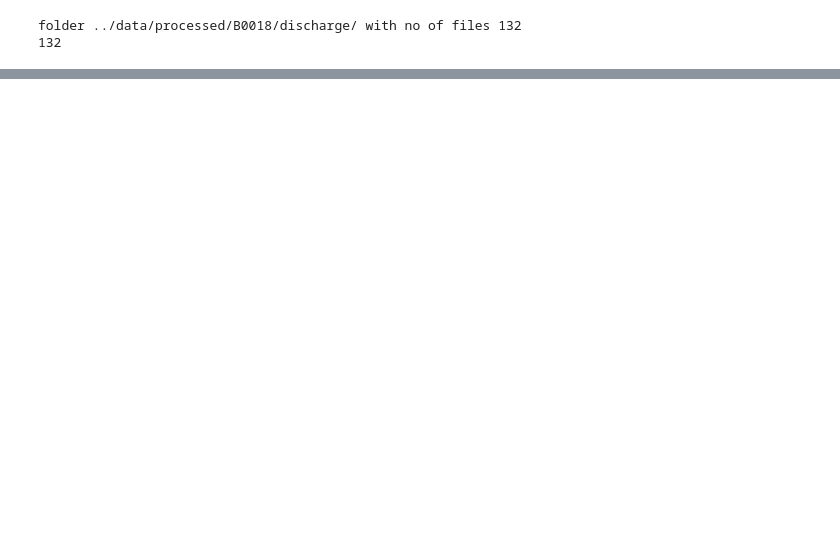
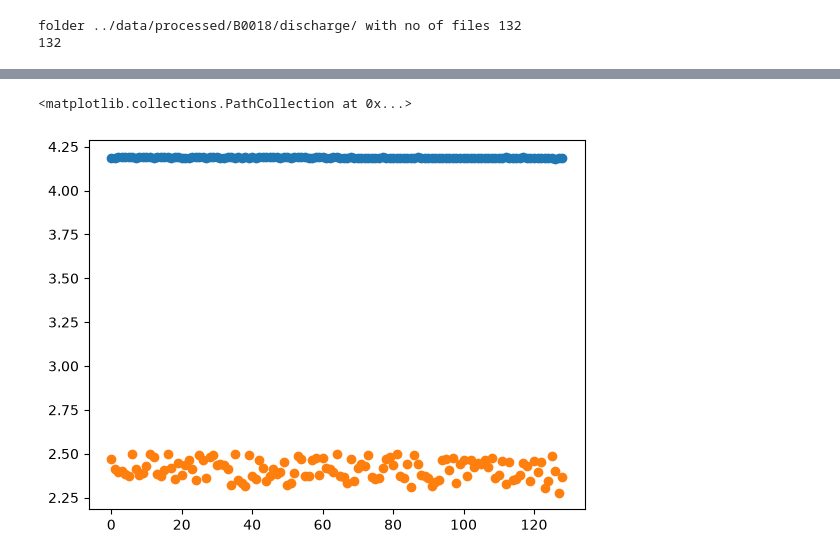
Before and after one commit to NikunjNPatel/ML-Assignment-2, a Jupyter notebook: notebooks/feature_engineering.ipynb, the cells around one changed output, grey strips where cells are left out. Cells and saved outputs as stored; diff of their text form; code cells hidden in the pictures; blank space fills up the shorter version.

```diff
--- a/notebooks/feature_engineering.ipynb
+++ b/notebooks/feature_engineering.ipynb
@@ -166,13 +206,14 @@ time_to_10soc = []
 time_to_25soc = []
 time_to_40soc = []
 time_to_50soc = []
-capacity = []
+degradation = []
 # %%
 file_count = 0
 for fldr in os.listdir(processed_fldr):
     if fldr in testing_cells:
         dchg_fldr = processed_fldr + fldr + "/discharge/"
         no_of_files = len(os.listdir(dchg_fldr))
+        initial_capacity = 0
         print(f"folder {dchg_fldr} with no of files {no_of_files}")
         for i in range(0,no_of_files):
             file_count += 1
@@ -185,7 +226,13 @@ for fldr in os.listdir(processed_fldr):
             current = df["current"].values
             temperature = df["temperature"].values
             soc = df["soc"].values
-            cap = df["capacity"].values
+            cap = df["capacity"].values[0]
+
+            if i == 0:
+                initial_capacity = cap
+                soh = (cap/initial_capacity)*100
+            else:
+                soh = (cap/initial_capacity)*100
 
             volt_start.append(voltage[0])
             volt_end.append(voltage[-1])
@@ -198,7 +245,7 @@ for fldr in os.listdir(processed_fldr):
             curr_min.append(np.max(current))    # discharge current is negative
             curr_avg.append(np.average(current))
             curr_std.append(np.std(current))
-            capacity.append(cap[0])
+            degradation.append(degradation_class(soh))
 
             soc_time_fnc = interp1d(soc, time)
 
@@ -226,7 +273,7 @@ diag_test_df = pd.DataFrame({
     "time_to_25soc": np.array(time_to_25soc).astype(np.float64),
     "time_to_40soc": np.array(time_to_40soc).astype(np.float64),
     "time_to_50soc": np.array(time_to_50soc).astype(np.float64),
-    "capacity": capacity})
+    "degradation_class": degradation})
 
 diag_test_df.to_csv(testing_fldr + testing_filename + ".csv", index=False)
 
@@ -236,0 +302,19 @@ folder ../data/processed/B0018/discharge/ with no of files 132
+# %%
+# Removing outlier based on volt_end
+
+Q1 = diag_test_df['volt_end'].quantile(0.25)
+Q3 = diag_test_df["volt_end"].quantile(0.75)
+IQR = Q3 - Q1
+
+lower_limit = Q1 - 1.5*IQR
+upper_limit = Q3 + 1.5*IQR
+
+diag_test_df = diag_test_df[(diag_test_df['volt_end'] >= lower_limit) & (diag_test_df["volt_end"] <= upper_limit)]
+
+diag_test_df.to_csv(testing_fldr + testing_filename + ".csv", index=False)
+
+plt.scatter(range(len(diag_test_df['volt_start'])),diag_test_df['volt_start'])
+plt.scatter(range(len(diag_test_df['volt_end'])),diag_test_df['volt_end'])
+# %% [output]
+<matplotlib.collections.PathCollection at 0x...>
+[figure, added]
```
Also changed, not shown: parts of 8 cells of this notebook, 2 other files.
